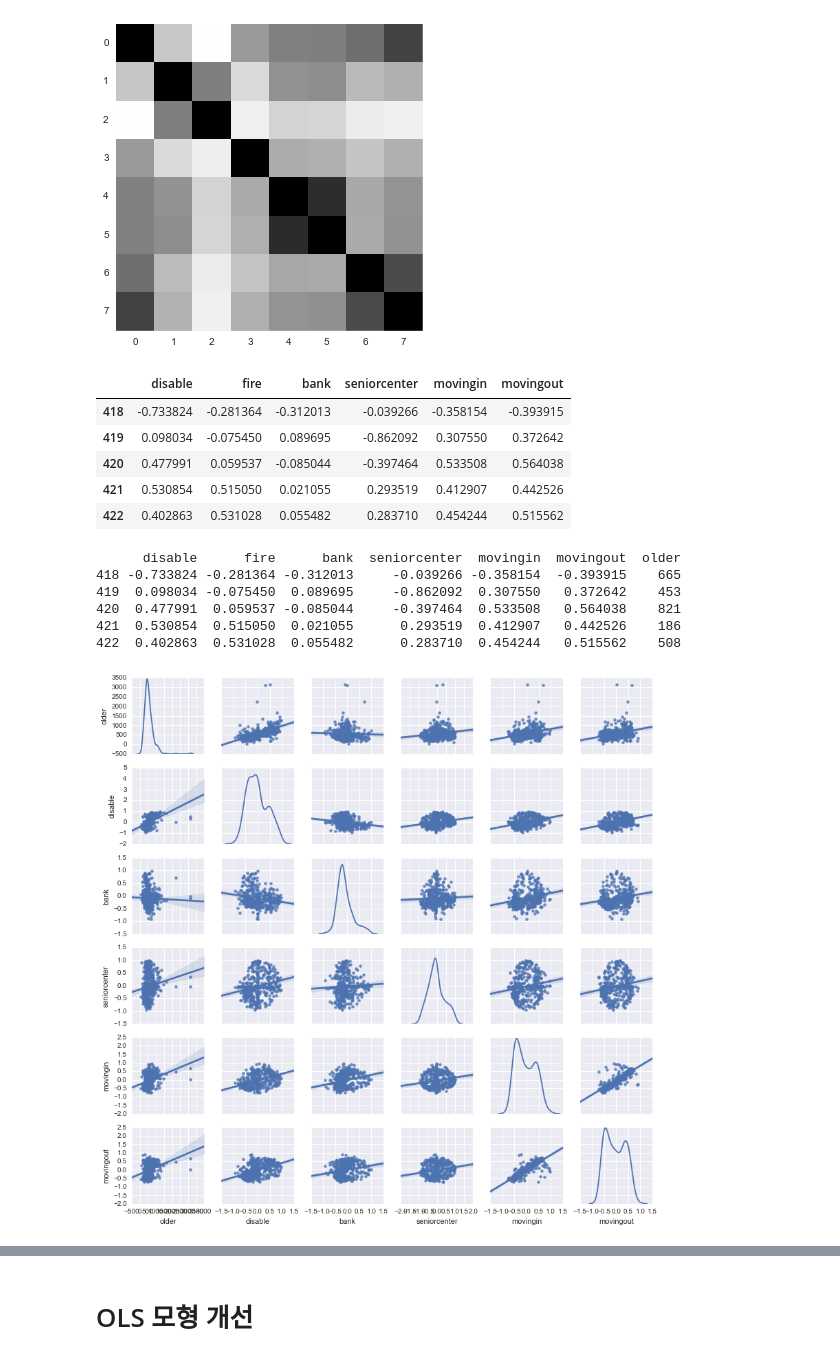
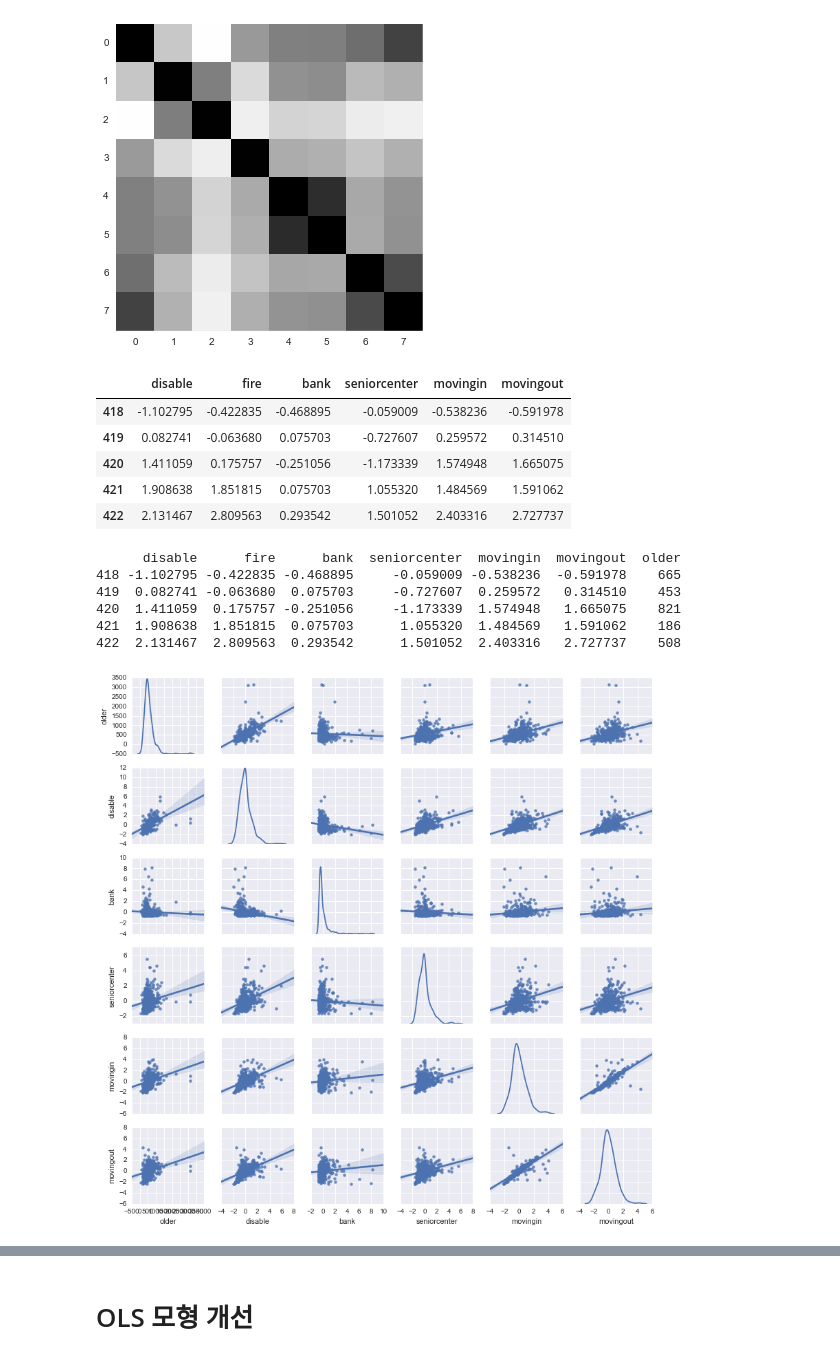
Before and after one commit to samkugji/Elderly_people_living_alone, a Jupyter notebook: Elderly_people_living_alone.ipynb, the cells around one changed output, grey strips where cells are left out. Cells and saved outputs as stored; diff of their text form; code cells hidden in the pictures.

Commit message:
Added files via upload
Normalize 잘 못 수행된 것 수정

```diff
--- a/Elderly_people_living_alone.ipynb
+++ b/Elderly_people_living_alone.ipynb
@@ -93,26 +98,27 @@ x_scale_norm = pd.DataFrame(normalize(x_scale), columns = x.columns)
 # %%
-x_scale_norm.tail()
+x_scale.tail()
 # %% [output]
 |  | disable | fire | bank | seniorcenter | movingin | movingout |
-| 418 | -0.733824 | -0.281364 | -0.312013 | -0.039266 | -0.358154 | -0.393915 |
-| 419 | 0.098034 | -0.075450 | 0.089695 | -0.862092 | 0.307550 | 0.372642 |
-| 420 | 0.477991 | 0.059537 | -0.085044 | -0.397464 | 0.533508 | 0.564038 |
-| 421 | 0.530854 | 0.515050 | 0.021055 | 0.293519 | 0.412907 | 0.442526 |
-| 422 | 0.402863 | 0.531028 | 0.055482 | 0.283710 | 0.454244 | 0.515562 |
+| 418 | -1.102795 | -0.422835 | -0.468895 | -0.059009 | -0.538236 | -0.591978 |
+| 419 | 0.082741 | -0.063680 | 0.075703 | -0.727607 | 0.259572 | 0.314510 |
+| 420 | 1.411059 | 0.175757 | -0.251056 | -1.173339 | 1.574948 | 1.665075 |
+| 421 | 1.908638 | 1.851815 | 0.075703 | 1.055320 | 1.484569 | 1.591062 |
+| 422 | 2.131467 | 2.809563 | 0.293542 | 1.501052 | 2.403316 | 2.727737 |
 # %%
-#scaling => normalize 된 것의 pairplot을 위해 잠시 y를 붙인 x_test를 만듦
-x_test = pd.concat([x_scale_norm, y], axis=1)
+#scaling 된 것의 pairplot을 위해 잠시 y를 붙인 x_test를 만듦
+x_test = pd.concat([x_scale, y], axis=1)
 print(x_test.tail())
-sns.pairplot(x_test, diag_kind="kde", kind="reg" ,vars = ['older', 'disable', 'bank', 'seniorcenter', 'movingin', 'movingout'], size=1.9)
+sns.pairplot(x_test, diag_kind="kde", kind="reg"
+             ,vars = ['older', 'disable', 'bank', 'seniorcenter', 'movingin', 'movingout'], size=1.9)
 plt.show()
 # %% [output]
       disable      fire      bank  seniorcenter  movingin  movingout  older
-418 -0.733824 -0.281364 -0.312013     -0.039266 -0.358154  -0.393915    665
-419  0.098034 -0.075450  0.089695     -0.862092  0.307550   0.372642    453
-420  0.477991  0.059537 -0.085044     -0.397464  0.533508   0.564038    821
-421  0.530854  0.515050  0.021055      0.293519  0.412907   0.442526    186
-422  0.402863  0.531028  0.055482      0.283710  0.454244   0.515562    508
+418 -1.102795 -0.422835 -0.468895     -0.059009 -0.538236  -0.591978    665
+419  0.082741 -0.063680  0.075703     -0.727607  0.259572   0.314510    453
+420  1.411059  0.175757 -0.251056     -1.173339  1.574948   1.665075    821
+421  1.908638  1.851815  0.075703      1.055320  1.484569   1.591062    186
+422  2.131467  2.809563  0.293542      1.501052  2.403316   2.727737    508
-[figure, old version]
+[figure, new version]
 # %%
 import statsmodels.api as sm
 # %%
```
Also changed, not shown: parts of 32 cells of this notebook.
